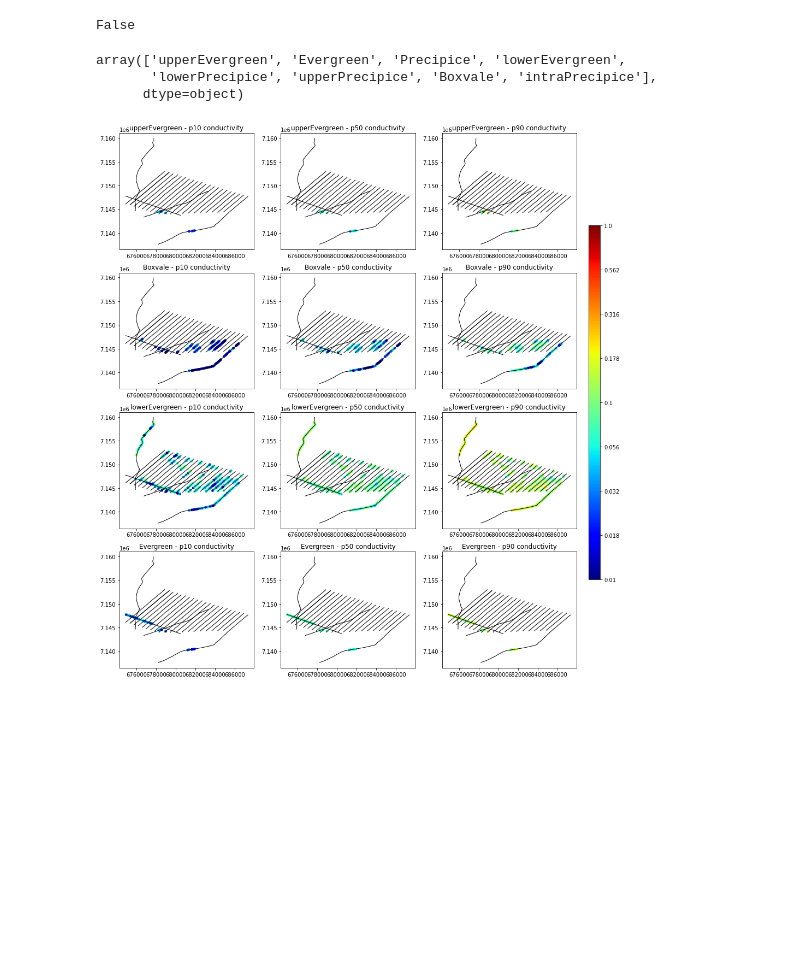
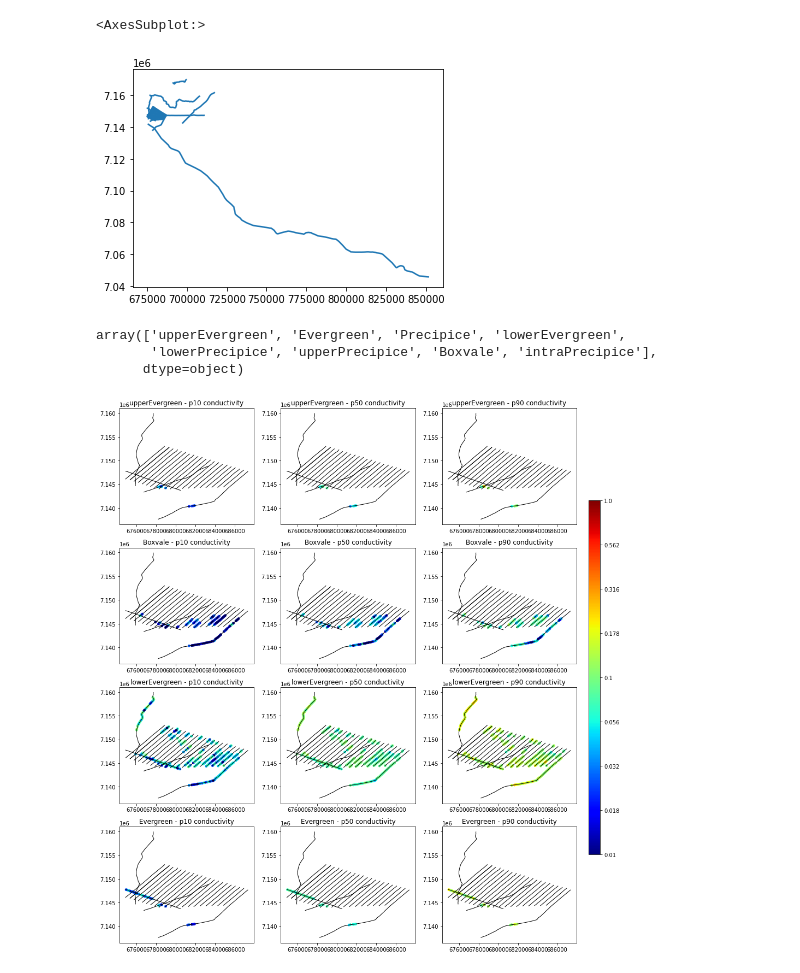
Before and after one commit to Neil-Symington/aem_interp_dash, a Jupyter notebook: workflow/calculate_conductance.ipynb, the cells around one changed output. Saved outputs shown, nothing was run; the diff lists cells and outputs as text; code cells hidden in the pictures; blank space fills up the shorter version.

```diff
--- a/workflow/calculate_conductance.ipynb
+++ b/workflow/calculate_conductance.ipynb
@@ -36,6 +36,16 @@ infile = r"C:\Users\symin\OneDrive\Documents\GA\AEM\LCI\grids\Injune_layer_grids
 
 # Create polylines
 lci.create_flightline_polylines()
+# %%
+# Write the polylines out as a geodatabse
+
+gdf_lines = gpd.GeoDataFrame(data = {'lineNumber': lci.flight_lines.keys(),
+                                     'geometry': lci.flight_lines.values()},#[x.wkt for x in lci.flight_lines.values()]},
+                             geometry= 'geometry',
+                             crs = 'EPSG:28355')
+# %% [output]
+<AxesSubplot:>
+[figure, added]
 # %%
 
 # Path to netcdf file
@@ -186,10 +196,6 @@ def rj2conductance(df_interp, point_index, upper_interface, lower_interface, lay
         df.at[0, column_name] = cond
 
     return df
-# %%
-'Top_Precipice_Sst' in df_interp['interface'].values
-# %% [output]
-False
 # %%
 # Create a dataframe for appending the results into
 
```
Also changed, not shown: parts of 4 cells of this notebook, 3 other files.
